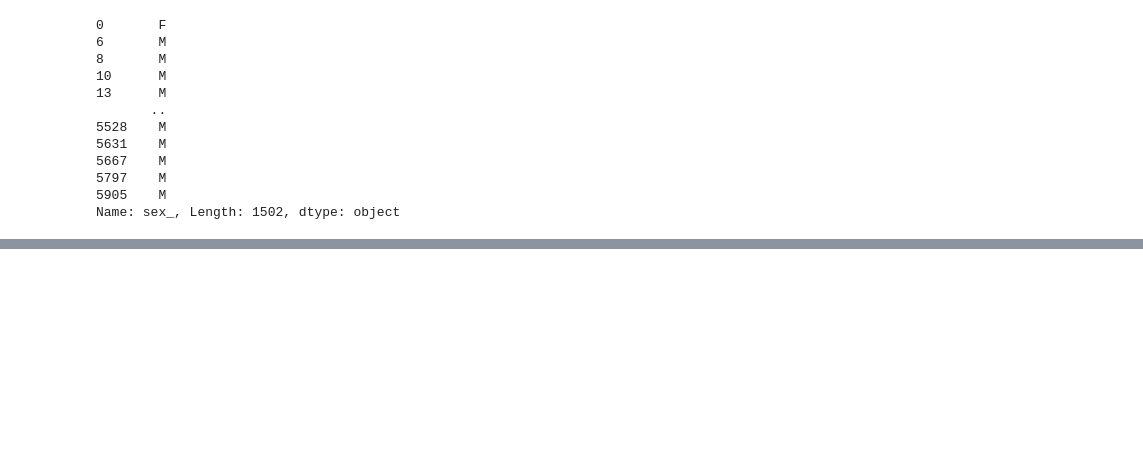
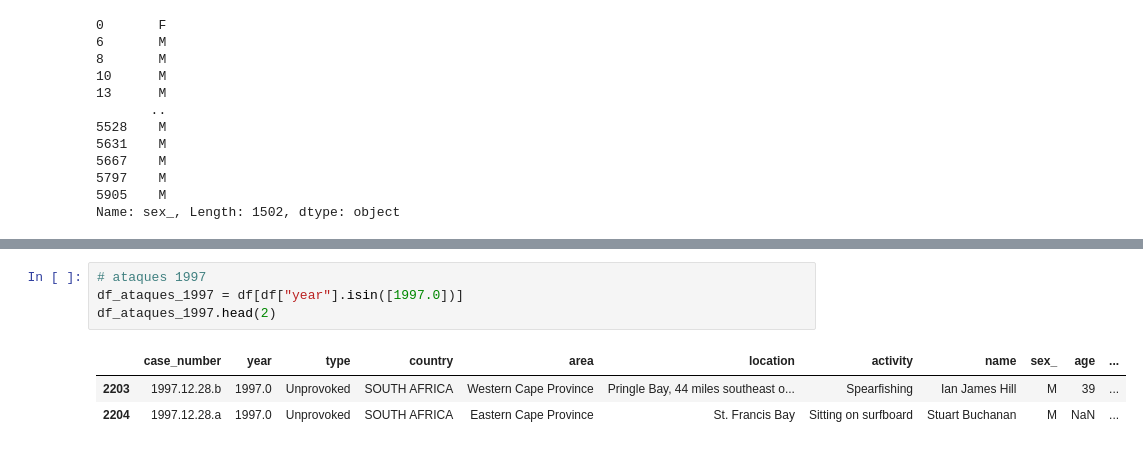
Before and after one commit to Adalab/DA-promo-A-module-2-pairprog-1-pair-2-Laura-Almudena, a Jupyter notebook: Pair_4-pandas-filtrado.ipynb, the cells around one changed output, grey strips where cells are left out. Saved outputs shown, nothing was run; the diff lists cells and outputs as text; blank space fills up the shorter version.

```diff
--- a/Pair_4-pandas-filtrado.ipynb
+++ b/Pair_4-pandas-filtrado.ipynb
@@ -201,0 +227,8 @@ len(df_fem_spain)
+# %%
+# ataques 1997
+df_ataques_1997 = df[df["year"].isin([1997.0])]
+df_ataques_1997.head(2)
+# %% [output]
+|  | case_number | year | type | country | area | location | activity | name | sex_ | age | ... |
+| 2203 | 1997.12.28.b | 1997.0 | Unprovoked | SOUTH AFRICA | Western Cape Province | Pringle Bay, 44 miles southeast o... | Spearfishing | Ian James Hill | M | 39 | ... |
+| 2204 | 1997.12.28.a | 1997.0 | Unprovoked | SOUTH AFRICA | Eastern Cape Province | St. Francis Bay | Sitting on surfboard | Stuart Buchanan | M | NaN | ... |
```
Also changed, not shown: parts of 10 cells of this notebook.
